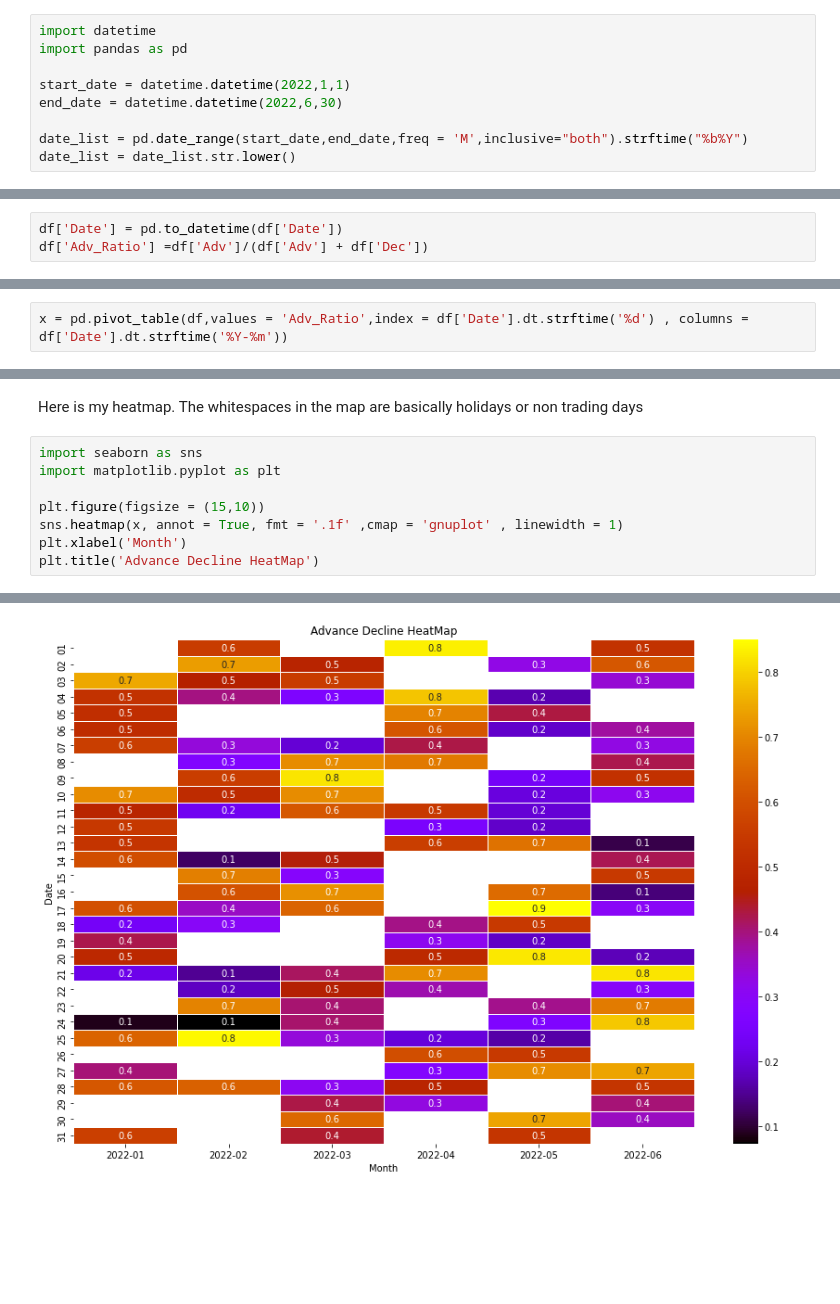
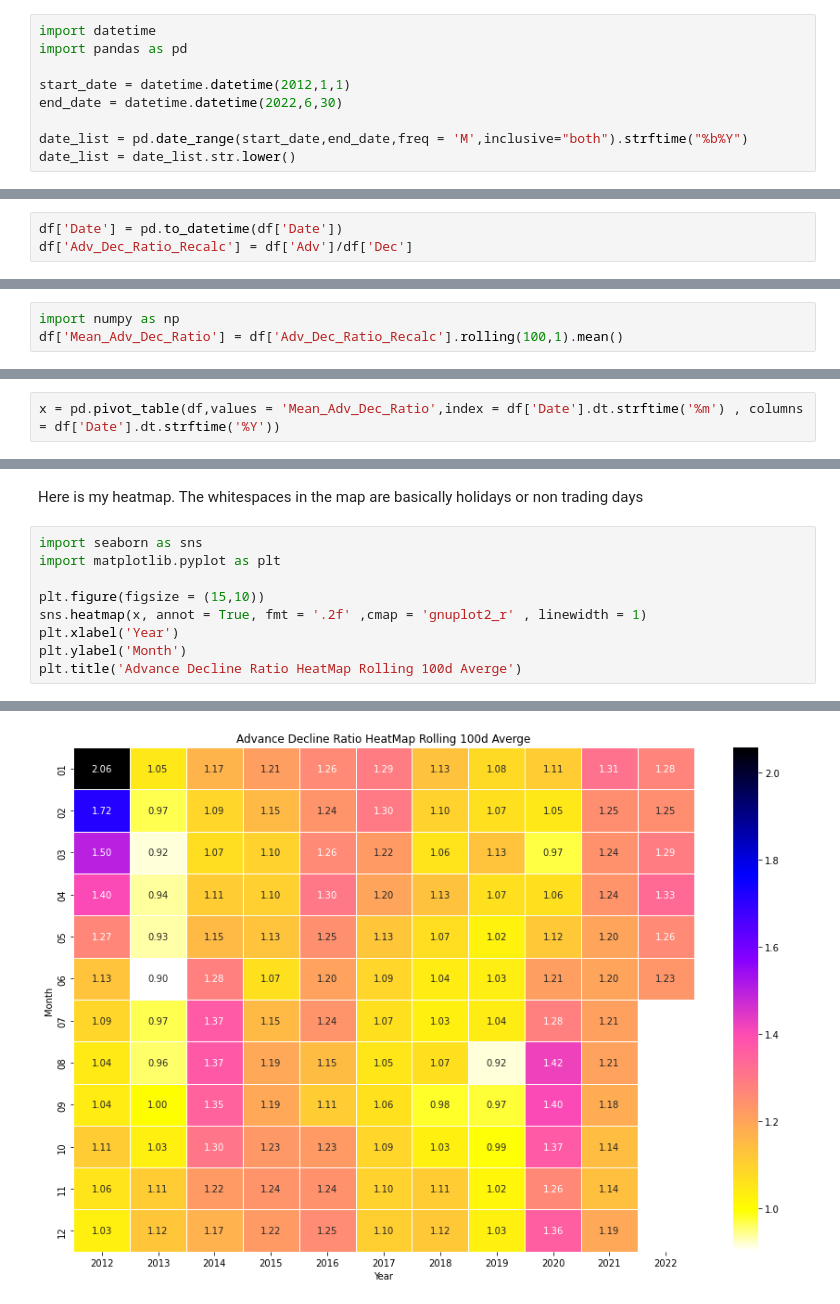
Before and after one commit to shiladitya146/Jupyter-Notebook, a Jupyter notebook: Advance-Decline Ratio .ipynb, the cells around one changed output, grey strips where cells are left out. Saved outputs shown, nothing was run; the diff lists cells and outputs as text; blank space fills up the shorter version.

```diff
--- a/Advance-Decline Ratio .ipynb
+++ b/Advance-Decline Ratio .ipynb
@@ -24,7 +24,7 @@ Based on start and end date we are going to use pandas package pd.date_range to
 import datetime
 import pandas as pd
 
-start_date = datetime.datetime(2022,1,1)
+start_date = datetime.datetime(2012,1,1)
 end_date = datetime.datetime(2022,6,30)
 
 date_list = pd.date_range(start_date,end_date,freq = 'M',inclusive="both").strftime("%b%Y")
@@ -76,4 +76,4 @@ df.head(n=2)
 # %%
 df['Date'] = pd.to_datetime(df['Date'])
-df['Adv_Ratio'] =df['Adv']/(df['Adv'] + df['Dec'])
+df['Adv_Dec_Ratio_Recalc'] = df['Adv']/df['Dec']
 # %%
@@ -91,0 +108,3 @@ df.plot(x = 'Date' , y = 'Adv_Ratio' , figsize = (15,10) , color = 'blue')
+# %%
+import numpy as np
+df['Mean_Adv_Dec_Ratio'] = df['Adv_Dec_Ratio_Recalc'].rolling(100,1).mean()
@@ -96,5 +139,5 @@ We will use matrix to create a heatmap
 # %%
-x = pd.pivot_table(df,values = 'Adv_Ratio',index = df['Date'].dt.strftime('%d') , columns = df['Date'].dt.strftime('%Y-%m'))
+x = pd.pivot_table(df,values = 'Mean_Adv_Dec_Ratio',index = df['Date'].dt.strftime('%m') , columns = df['Date'].dt.strftime('%Y'))
 # %%
 x.head(n=5)
 # %% [output]
@@ -112,7 +155,8 @@ import seaborn as sns
 import matplotlib.pyplot as plt
 
 plt.figure(figsize = (15,10))
-sns.heatmap(x, annot = True, fmt = '.1f' ,cmap = 'gnuplot' , linewidth = 1)
-plt.xlabel('Month')
-plt.title('Advance Decline HeatMap')
+sns.heatmap(x, annot = True, fmt = '.2f' ,cmap = 'gnuplot2_r' , linewidth = 1)
+plt.xlabel('Year')
+plt.ylabel('Month')
+plt.title('Advance Decline Ratio HeatMap Rolling 100d Averge')
 # %% [output]
@@ -120 +164 @@ Text(0.5, 1.0, 'Advance Decline HeatMap')
-[figure, old version]
+[figure, new version]
```
Also changed, not shown: parts of 11 cells of this notebook, 1 other file.
